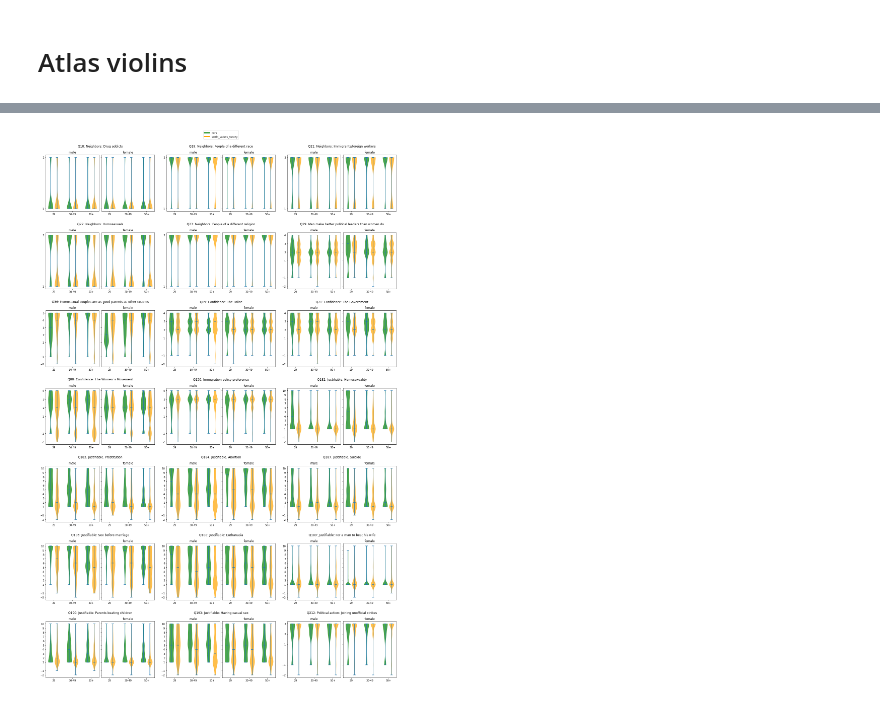
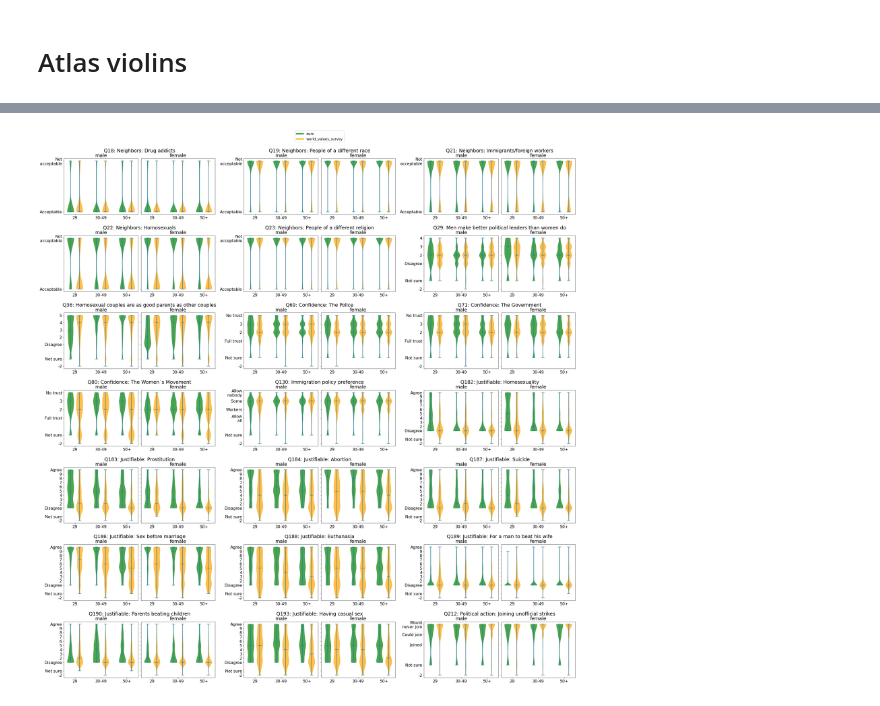
Before and after one commit to btseytlin/toloka_sociology, a Jupyter notebook: notebooks/paper_figures_and_tables.ipynb, the cells around one changed output, grey strips where cells are left out. Cells and saved outputs as stored; diff of their text form; code cells hidden in the pictures.

```diff
--- a/notebooks/paper_figures_and_tables.ipynb
+++ b/notebooks/paper_figures_and_tables.ipynb
@@ -9,6 +10,9 @@ import matplotlib.pyplot as plt
 import statistics
 from math import sqrt
 from scipy.stats import bootstrap
+# %%
+plt.rcParams['font.size'] = 16
+plt.rcParams['legend.fontsize'] = 14
 # %% [markdown]
 # Load data
 # %%
@@ -308,7 +310,7 @@ question_cols = [
 # %%
 from scipy.stats import chi2_contingency
 
-def make_pivot_df(df, col):
+def make_pivot_df(df, col, normalize=False):
     df_copy = df.copy()
     df_copy['ID'] = list(range(len(df_copy)))
     df_copy = df_copy.set_index(['ID', 'source'])
@@ -318,11 +320,15 @@ def make_pivot_df(df, col):
                               index='source',
                               values='person_ID',
                               columns=col,
-                              aggfunc=pd.Series.nunique)
+                              aggfunc=pd.Series.nunique,
+                             )
+    df_pivot = df_pivot.fillna(0)
+    if normalize:
+        df_pivot = df_pivot.apply(lambda x: x / float(x.sum()), axis=1)
     return df_pivot
 
 def chi2test(df, col, print_stuff=True):
-    pivot = make_pivot_df(df, col).fillna(0)
+    pivot = make_pivot_df(df, col)
     stat, p, dof, ex = chi2_contingency(pivot, correction=False)
     if print_stuff:
         print('stat=%.3f, p=%.3f' % (stat, p))
@@ -335,11 +341,10 @@ def chi2test(df, col, print_stuff=True):
 cols_and_pvals = []
 
 for q in question_cols:
+    p = chi2test(df_clean, q, print_stuff=True)
+    cols_and_pvals.append({'question': q, 'age': None, 'sex': None, 'pval': p})
     for age in ['29', '30-49', '50+']:
         for sex in ['male', 'female']:
-            p = chi2test(df_clean, q, print_stuff=False)
-            cols_and_pvals.append({'question': q, 'age': None, 'sex': None, 'pval': p})
-
             p = chi2test(df_clean[(df_clean.source_age==age)&(df_clean.source_sex==sex)], q, print_stuff=False)
             cols_and_pvals.append({'question': q, 'age': age, 'sex': sex, 'pval': p})
 
@@ -714,12 +821,18 @@ fig.show()
 # %%
 from matplotlib.lines import Line2D
 
-fig = plt.figure(figsize=(20, 30))
+fig = plt.figure(figsize=(30, 30))
 fig.tight_layout()
 suptitle = fig.suptitle(' ')
 
+tick_maps = {
+    # q : map
+
+}
+
+
 ncols = 3
-subfigs = fig.subfigures(nrows=round(len(question_cols)/ncols), ncols=ncols)
+subfigs = fig.subfigures(nrows=round(len(question_cols)/ncols), ncols=ncols, width_ratios=[0.1]*ncols)
 for row, row_subfigs in enumerate(subfigs):
     for col, subfig in enumerate(row_subfigs):
         if row*len(row_subfigs)+col >= len(question_cols):
@@ -728,13 +841,12 @@ for row, row_subfigs in enumerate(subfigs):
         subfig.suptitle(f'{col}')
 
 
-        w_margin = 0.05
-        subfig.subplots_adjust(top=0.85, wspace=0.05, left=w_margin, right=1-w_margin)
+        w_margin = 0.08
+        subfig.subplots_adjust(top=0.85, wspace=0.04, left=w_margin, right=1-w_margin)
 
         if row == 0:
             subfig.subplots_adjust(top=None)
-
-        axs = subfig.subplots(nrows=1, ncols=2, sharey=True)
+        axs = subfig.subplots(nrows=1, ncols=2, sharey=True, )
         #counter = 0
         for i, sex in enumerate(['male', 'female']):
             #ax = axs[counter]
@@ -745,35 +857,40 @@ for row, row_subfigs in enumerate(subfigs):
             plot_arrays = []
             gap = 0
             margin = 0.7
             for j, age in enumerate(['29', '30-49', '50+']):
                 for k, source in enumerate(['ours', 'world_values_survey']):
                     vals_to_plot = plot_data[(plot_data.source_age == age)&(plot_data.source==source)][col].dropna()
                     #vals_to_plot = vals_to_plot[~vals_to_plot.isin([-1, -2])]
                     plot_arrays.append(vals_to_plot)
                     positions.append(gap+j+k*margin)
                 gap += 1
             violin_parts = ax.violinplot(plot_arrays, positions=positions, showmedians=True)
 
             # Make the violin body blue with a red border:
             for i, vp in enumerate(violin_parts['bodies']):
                 color = assign_color('ours') if i % 2 == 0 else assign_color('world_values_survey')
                 vp.set_color(color)
                 vp.set_alpha(0.7)
 
             ax.set_xticks(np.array(positions)[::2] + margin/2, ['29', '30-49', '50+'])
             ax.set_title(sex)
-            ax.set_yticks(df[col].drop_duplicates().sort_values(ascending=True).values)
+            yticks = df[col].drop_duplicates().sort_values(ascending=True).values
+
+            ticks_map = get_ticks_map(col)
+            ytick_labels = [ticks_map.get(t, round(t)) for t in yticks]
+            ax.set_yticks(yticks, ytick_labels)
+
             ax.plot()
 
 legend_elements = [Line2D([0], [0], color=assign_color('ours'), lw=4, label='ours'),
                    Line2D([0], [0], color=assign_color('world_values_survey'), lw=4, label='world_values_survey')]
 
 lgd = fig.legend(handles=legend_elements, loc='lower center',  bbox_to_anchor=(0.5,1.005))
 
 plt.savefig('atlas_violins.pdf', format='pdf', bbox_inches='tight', bbox_extra_artists=(lgd,))
 plt.show()
 # %% [output]
-[figure, old version]
+[figure, new version]
 # %%
 plot_data
 # %% [output]
```
Also changed, not shown: parts of 16 cells of this notebook, 4 other files.
